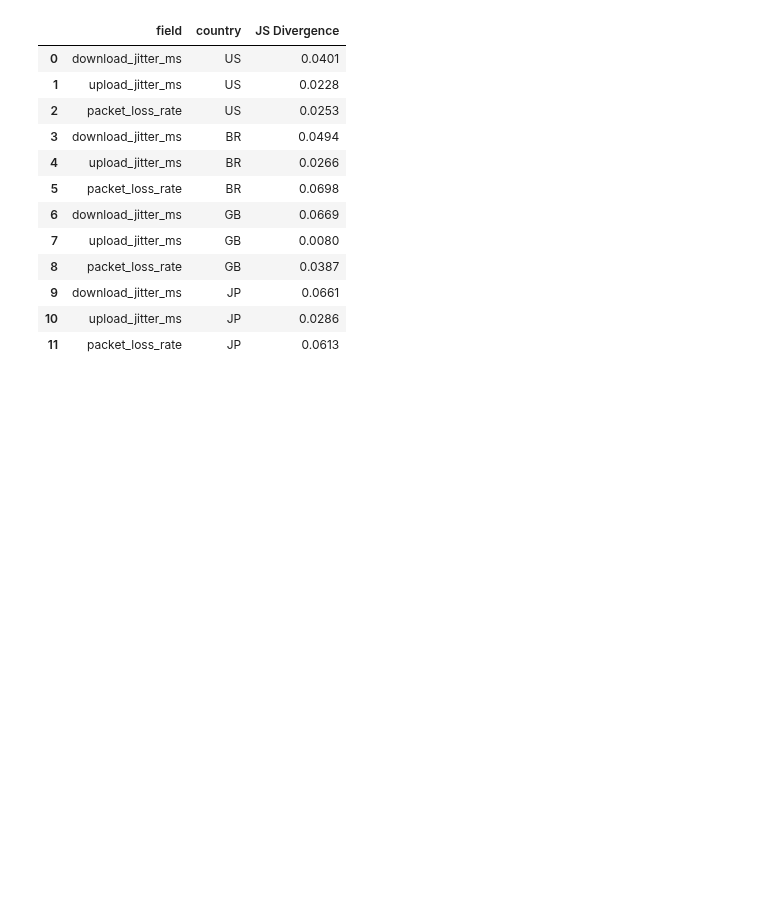
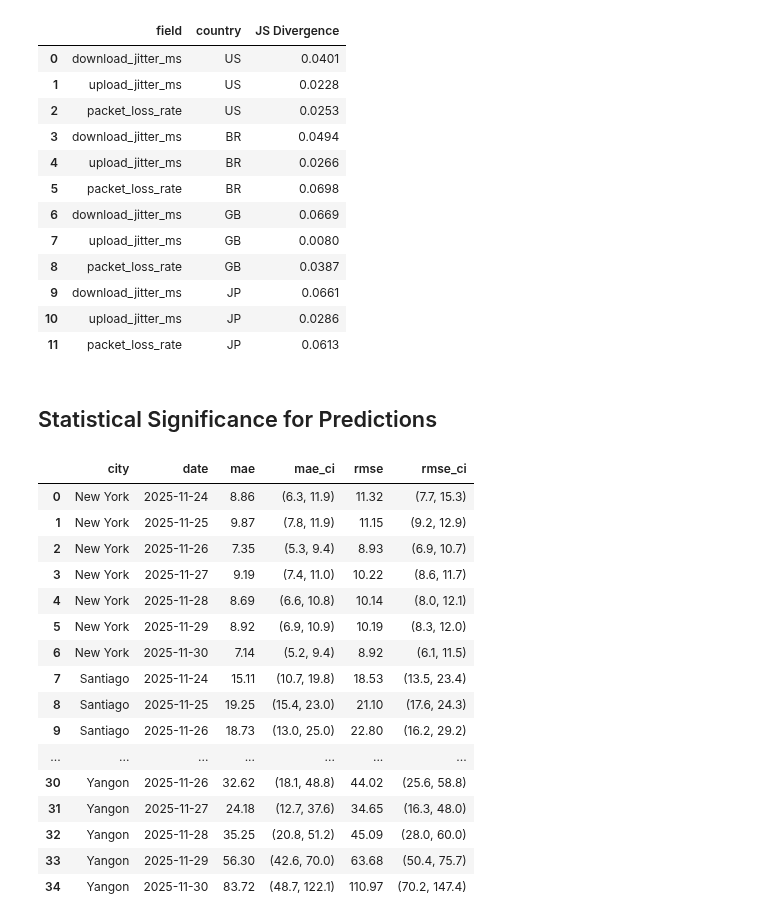
Before and after one commit to SPEAR-Research-Lab/Horizon-Predicting-Starlink-Performance, a Jupyter notebook: plots/statistical-analysis-plots/statistical_analysis.ipynb, the cells around one changed output. Saved outputs shown, nothing was run; the diff lists cells and outputs as text; code cells hidden in the pictures; blank space fills up the shorter version.

Commit message:
Add confidence intervals calculation

```diff
--- a/plots/jsd-plots/distribution_comparison_aggregated.ipynb
+++ b/plots/statistical-analysis-plots/statistical_analysis.ipynb
@@ -277,3 +281,28 @@ compute_jsd_with_median(ndt7_download, ndt7_upload, cf_data_median, jsd_countrie
 | 9 | download_jitter_ms | JP | 0.0661 |
 | 10 | upload_jitter_ms | JP | 0.0286 |
 | 11 | packet_loss_rate | JP | 0.0613 |
+# %% [markdown]
+## Statistical Significance for Predictions
+# %%
+cities = [("New York", "US"), ("Santiago", "CL"), ("Berlin", "DE"), ("Aden", "YE"), ("Yangon", "MM")]
+latency_predictions = pd.read_csv("data/city_latency_predictions.csv")
+throughput_predictions = pd.read_csv("data/city_throughput_predictions.csv")
+# %%
+class BootstrapResult(TypedDict):
+    mae: float
+    rmse: float
+    mae_dist: np.ndarray
+    rmse_dist: np.ndarray
+
+
+def compute_confidence_interval(data: np.ndarray, confidence_level: float = 95.0) -> tuple[float, float, float]:
+    if len(data) == 0:
+        raise ValueError("The list of data is empty. Cannot compute confidence interval.")
+    if confidence_level <= 0 or confidence_level >= 100:
+        raise ValueError("Confidence level must be between 0 and 100.")
+    sample_mean = float(np.mean(data))
+    lower_percentile = (100 - confidence_level) / 2
+    upper_percentile = 100 - lower_percentile
+    lower = float(np.percentile(data, lower_percentile))
+    upper = float(np.percentile(data, upper_percentile))
+    return sample_mean, lower, upper
@@ -279,0 +375,21 @@ compute_jsd_with_median(ndt7_download, ndt7_upload, cf_data_median, jsd_countrie
+# %%
+# Latency
+analyze_all_cities_predictions(cities, latency_predictions, output_file="latency_bootstrap_results.csv", num_samples=1000000)
+# %% [output]
+|  | city | date | mae | mae_ci | rmse | rmse_ci |
+| 0 | New York | 2025-11-24 | 8.86 | (6.3, 11.9) | 11.32 | (7.7, 15.3) |
+| 1 | New York | 2025-11-25 | 9.87 | (7.8, 11.9) | 11.15 | (9.2, 12.9) |
+| 2 | New York | 2025-11-26 | 7.35 | (5.3, 9.4) | 8.93 | (6.9, 10.7) |
+| 3 | New York | 2025-11-27 | 9.19 | (7.4, 11.0) | 10.22 | (8.6, 11.7) |
+| 4 | New York | 2025-11-28 | 8.69 | (6.6, 10.8) | 10.14 | (8.0, 12.1) |
+| 5 | New York | 2025-11-29 | 8.92 | (6.9, 10.9) | 10.19 | (8.3, 12.0) |
+| 6 | New York | 2025-11-30 | 7.14 | (5.2, 9.4) | 8.92 | (6.1, 11.5) |
+| 7 | Santiago | 2025-11-24 | 15.11 | (10.7, 19.8) | 18.53 | (13.5, 23.4) |
+| 8 | Santiago | 2025-11-25 | 19.25 | (15.4, 23.0) | 21.10 | (17.6, 24.3) |
+| 9 | Santiago | 2025-11-26 | 18.73 | (13.0, 25.0) | 22.80 | (16.2, 29.2) |
+| ... | ... | ... | ... | ... | ... | ... |
+| 30 | Yangon | 2025-11-26 | 32.62 | (18.1, 48.8) | 44.02 | (25.6, 58.8) |
+| 31 | Yangon | 2025-11-27 | 24.18 | (12.7, 37.6) | 34.65 | (16.3, 48.0) |
+| 32 | Yangon | 2025-11-28 | 35.25 | (20.8, 51.2) | 45.09 | (28.0, 60.0) |
+| 33 | Yangon | 2025-11-29 | 56.30 | (42.6, 70.0) | 63.68 | (50.4, 75.7) |
+| 34 | Yangon | 2025-11-30 | 83.72 | (48.7, 122.1) | 110.97 | (70.2, 147.4) |
```
Also changed, not shown: parts of 4 cells of this notebook, 1 other file.
